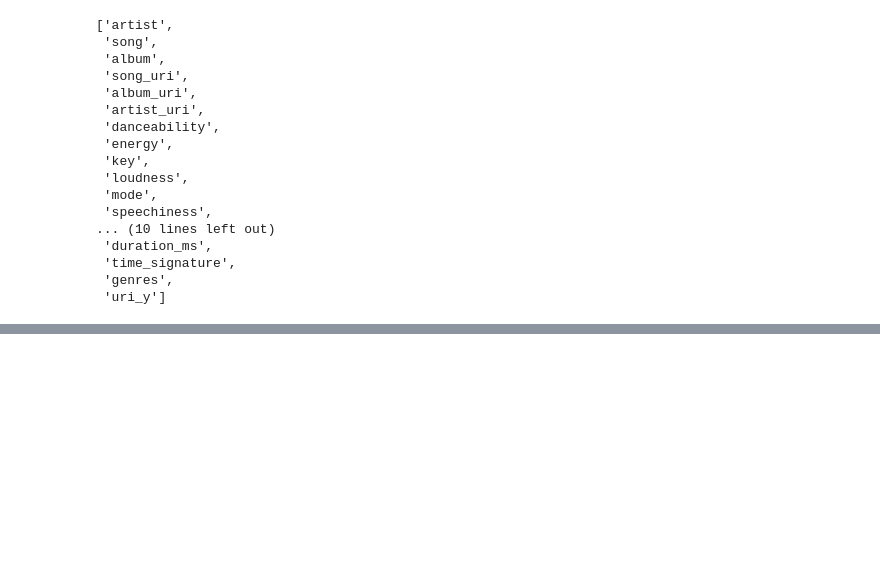
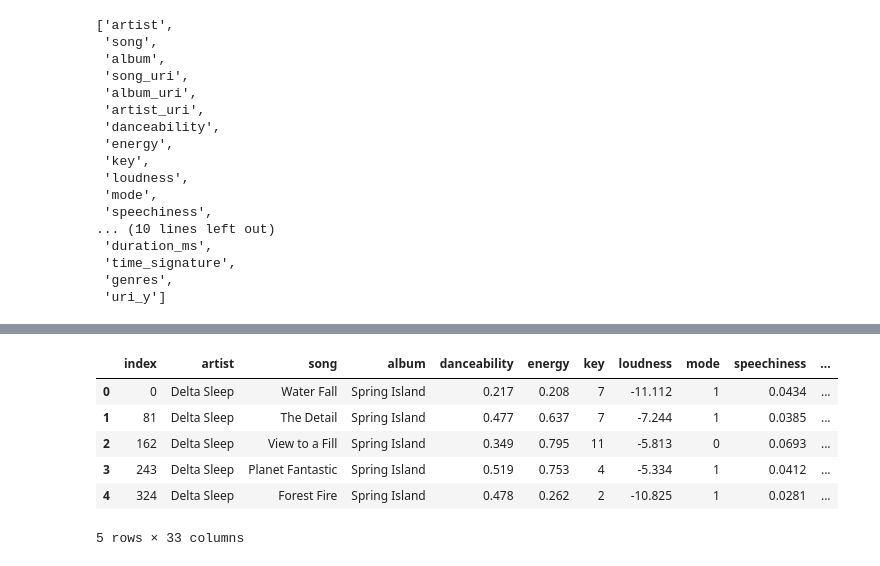
Before and after one commit to wheelerjoshua/spotify_classification_project, a Jupyter notebook: workbook.ipynb, the cells around one changed output, grey strips where cells are left out. Saved outputs shown, nothing was run; the diff lists cells and outputs as text; code cells hidden in the pictures; blank space fills up the shorter version.

```diff
--- a/workbook.ipynb
+++ b/workbook.ipynb
@@ -457,0 +471,19 @@ df.drop_duplicates(inplace=True)
+# %%
+# create df of genre list
+genre_df = pd.DataFrame(genre)
+# %%
+# rename all columns to genre_C
+for col in genre_df.columns.to_list():
+    genre_df.rename(columns = {col:f'genre_{col}'},inplace = True)
+# %%
+# see what a merged dataframe with split genres looks like
+df1 = pd.merge(df, genre_df, how = 'right',left_index=True, right_index = True)
+df1.head()
+# %% [output]
+|  | index | artist | song | album | danceability | energy | key | loudness | mode | speechiness | ... |
+| 0 | 0 | Delta Sleep | Water Fall | Spring Island | 0.217 | 0.208 | 7 | -11.112 | 1 | 0.0434 | ... |
+| 1 | 81 | Delta Sleep | The Detail | Spring Island | 0.477 | 0.637 | 7 | -7.244 | 1 | 0.0385 | ... |
+| 2 | 162 | Delta Sleep | View to a Fill | Spring Island | 0.349 | 0.795 | 11 | -5.813 | 0 | 0.0693 | ... |
+| 3 | 243 | Delta Sleep | Planet Fantastic | Spring Island | 0.519 | 0.753 | 4 | -5.334 | 1 | 0.0412 | ... |
+| 4 | 324 | Delta Sleep | Forest Fire | Spring Island | 0.478 | 0.262 | 2 | -10.825 | 1 | 0.0281 | ... |
+5 rows × 33 columns
```
Also changed, not shown: parts of 13 cells of this notebook, 5 other files.
